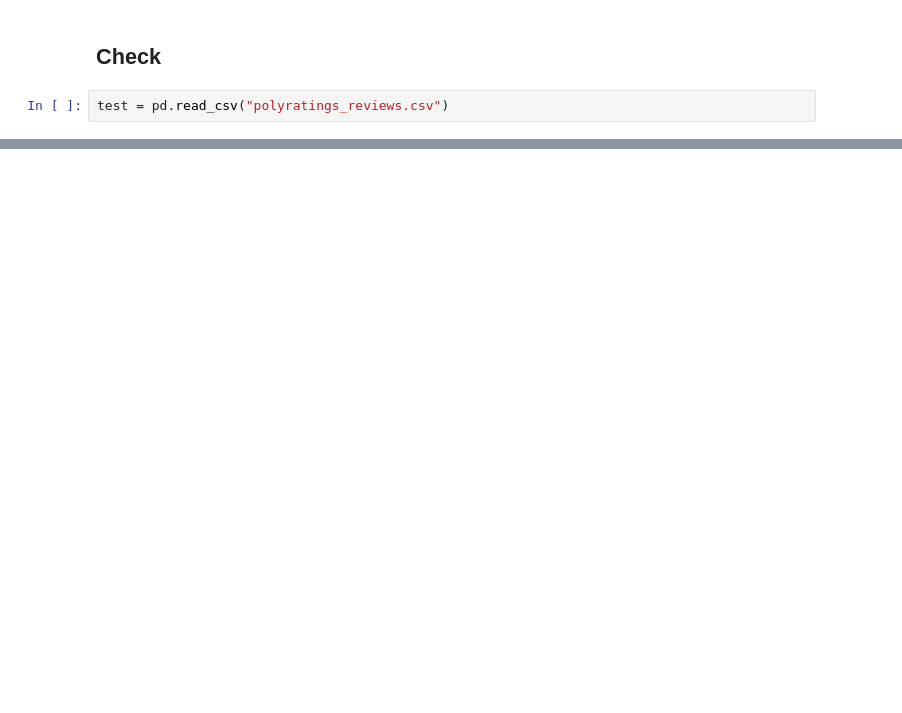
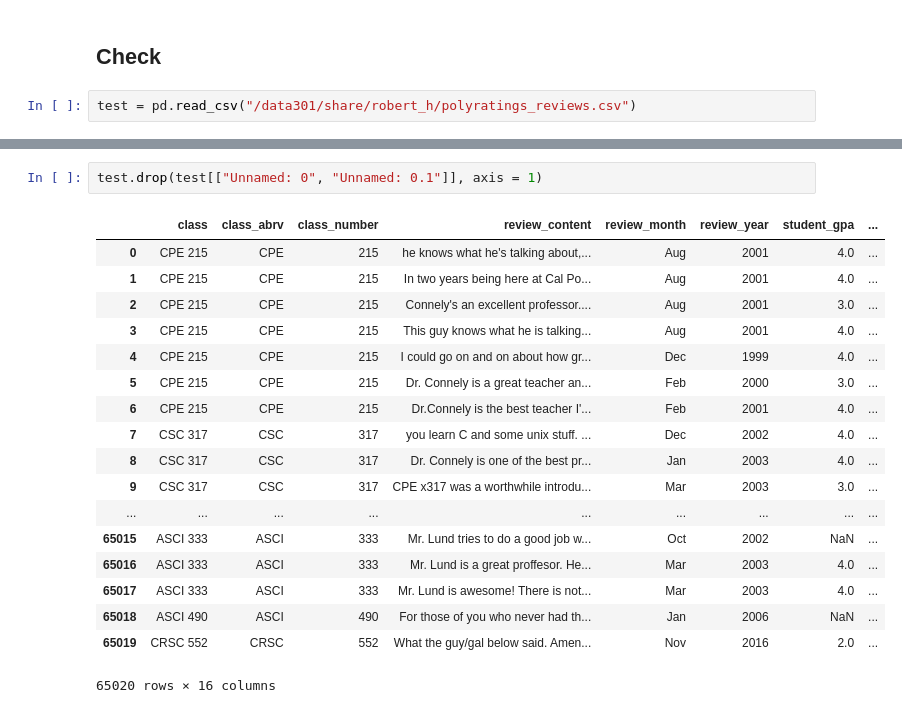
Before and after one commit to BetoBob/PolyRatings-Analysis, a Jupyter notebook: collection.ipynb, the cells around one changed output, grey strips where cells are left out. Saved outputs shown, nothing was run; the diff lists cells and outputs as text; blank space fills up the shorter version.

```diff
--- a/collection.ipynb
+++ b/collection.ipynb
@@ -265,4 +266,4 @@ reviews.to_csv("polyratings_reviews.csv")
 # %% [markdown]
 ## Check
 # %%
-test = pd.read_csv("polyratings_reviews.csv")
+test = pd.read_csv("/data301/share/robert_h/polyratings_reviews.csv")
@@ -289,0 +270,21 @@ test.
+# %%
+test.drop(test[["Unnamed: 0", "Unnamed: 0.1"]], axis = 1)
+# %% [output]
+|  | class | class_abrv | class_number | review_content | review_month | review_year | student_gpa | ... |
+| 0 | CPE 215 | CPE | 215 | he knows what he's talking about,... | Aug | 2001 | 4.0 | ... |
+| 1 | CPE 215 | CPE | 215 | In two years being here at Cal Po... | Aug | 2001 | 4.0 | ... |
+| 2 | CPE 215 | CPE | 215 | Connely's an excellent professor.... | Aug | 2001 | 3.0 | ... |
+| 3 | CPE 215 | CPE | 215 | This guy knows what he is talking... | Aug | 2001 | 4.0 | ... |
+| 4 | CPE 215 | CPE | 215 | I could go on and on about how gr... | Dec | 1999 | 4.0 | ... |
+| 5 | CPE 215 | CPE | 215 | Dr. Connely is a great teacher an... | Feb | 2000 | 3.0 | ... |
+| 6 | CPE 215 | CPE | 215 | Dr.Connely is the best teacher I'... | Feb | 2001 | 4.0 | ... |
+| 7 | CSC 317 | CSC | 317 | you learn C and some unix stuff. ... | Dec | 2002 | 4.0 | ... |
+| 8 | CSC 317 | CSC | 317 | Dr. Connely is one of the best pr... | Jan | 2003 | 4.0 | ... |
+| 9 | CSC 317 | CSC | 317 | CPE x317 was a worthwhile introdu... | Mar | 2003 | 3.0 | ... |
+| ... | ... | ... | ... | ... | ... | ... | ... | ... |
+| 65015 | ASCI 333 | ASCI | 333 | Mr. Lund tries to do a good job w... | Oct | 2002 | NaN | ... |
+| 65016 | ASCI 333 | ASCI | 333 | Mr. Lund is a great proffesor. He... | Mar | 2003 | 4.0 | ... |
+| 65017 | ASCI 333 | ASCI | 333 | Mr. Lund is awesome! There is not... | Mar | 2003 | 4.0 | ... |
+| 65018 | ASCI 490 | ASCI | 490 | For those of you who never had th... | Jan | 2006 | NaN | ... |
+| 65019 | CRSC 552 | CRSC | 552 | What the guy/gal below said. Amen... | Nov | 2016 | 2.0 | ... |
+65020 rows × 16 columns
```
Also changed, not shown: parts of 5 cells of this notebook, 2 other files.
